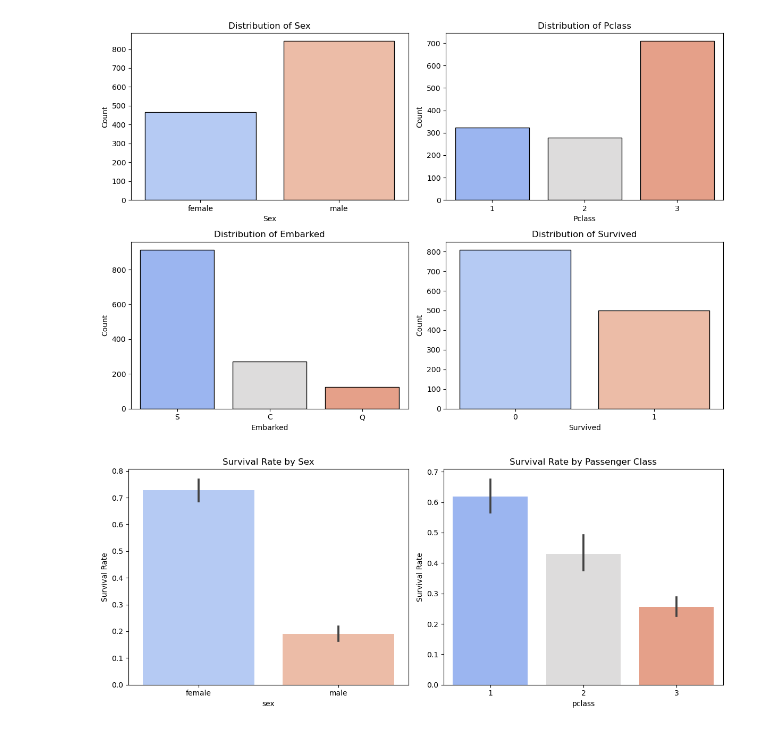
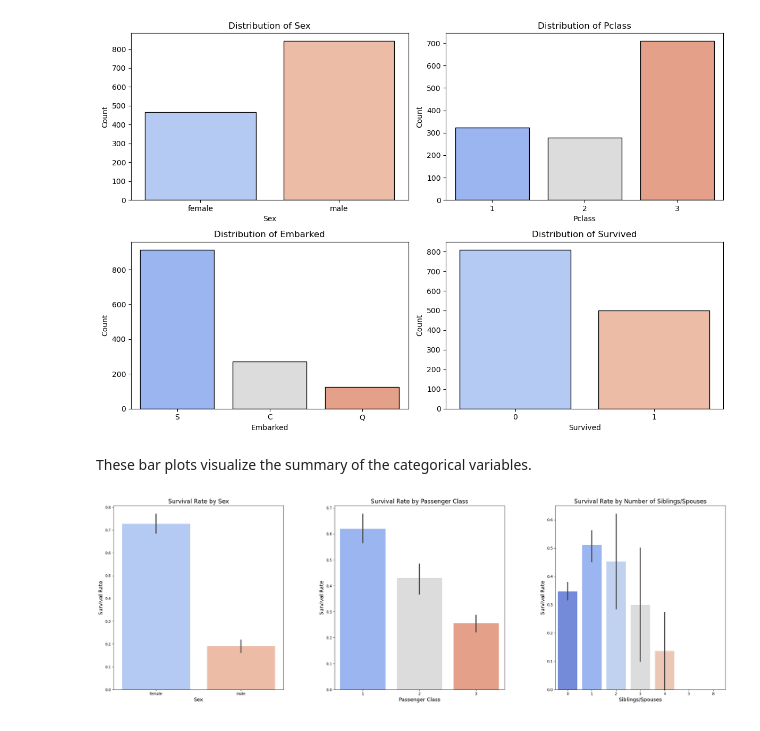
Before and after one commit to jadchebly/ML-fundamentals-2025, a Jupyter notebook: assignment_1_jad_chebly.ipynb, the cells around one changed output. Saved outputs shown, nothing was run; the diff lists cells and outputs as text; code cells hidden in the pictures.

```diff
--- a/assignment_1_jad_chebly.ipynb
+++ b/assignment_1_jad_chebly.ipynb
@@ -112,22 +132,34 @@ plt.tight_layout()
 plt.show()
 # %% [output]
 [figure]
+# %% [markdown]
+These bar plots visualize the summary of the categorical variables.
 # %%
-plt.figure(figsize=(12, 5))
+plt.figure(figsize=(24, 8))  # Bigger figure to improve readability
 
-# Survival by Sex
-plt.subplot(1, 2, 1)
+# Survival by sex
+plt.subplot(1, 3, 1)
 sns.barplot(x="sex", y="survived", data=df, palette="coolwarm")
-plt.title("Survival Rate by Sex")
-plt.ylabel("Survival Rate")
+plt.title("Survival Rate by Sex", fontsize=16)  # Increase title font size
+plt.ylabel("Survival Rate", fontsize=14)
+plt.xlabel("Sex", fontsize=14)
 
-# Survival by Pclass
-plt.subplot(1, 2, 2)
+# Survival by class
+plt.subplot(1, 3, 2)
 sns.barplot(x="pclass", y="survived", data=df, palette="coolwarm")
-plt.title("Survival Rate by Passenger Class")
-plt.ylabel("Survival Rate")
+plt.title("Survival Rate by Passenger Class", fontsize=16)
+plt.ylabel("Survival Rate", fontsize=14)
+plt.xlabel("Passenger Class", fontsize=14)
+
+# Survival rate by number of siblings/spouses
+plt.subplot(1, 3, 3)
+sns.barplot(x="sibsp", y="survived", data=df, palette="coolwarm")
+plt.title("Survival Rate by Number of Siblings/Spouses", fontsize=16)
+plt.ylabel("Survival Rate", fontsize=14)
+plt.xlabel("Siblings/Spouses", fontsize=14)
 
 plt.tight_layout()
+plt.subplots_adjust(wspace=0.3)  # Add spacing between subplots
 plt.show()
 # %% [output]
-[figure, old version]
+[figure, new version]
```
Also changed, not shown: parts of 31 cells of this notebook.
